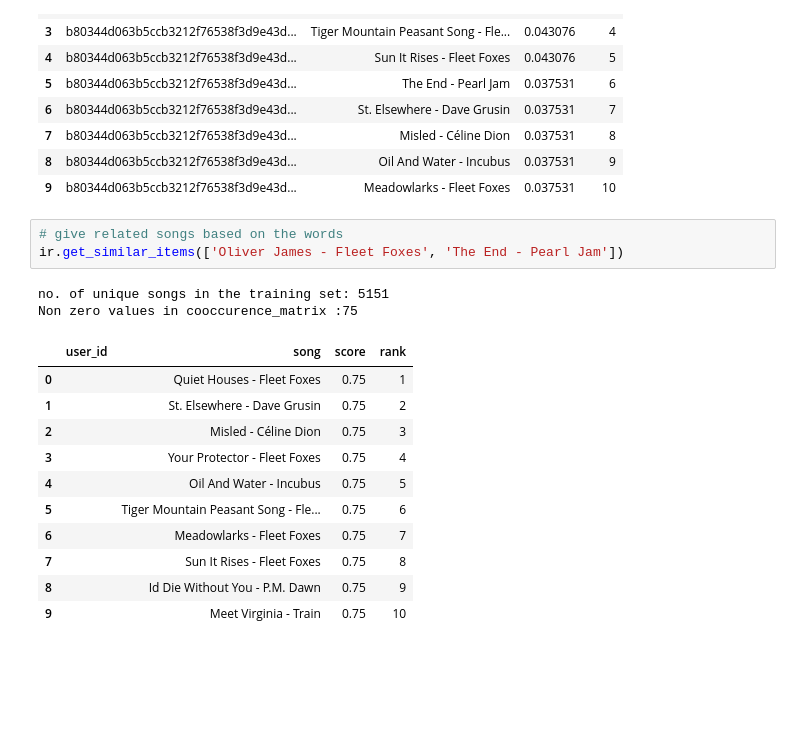
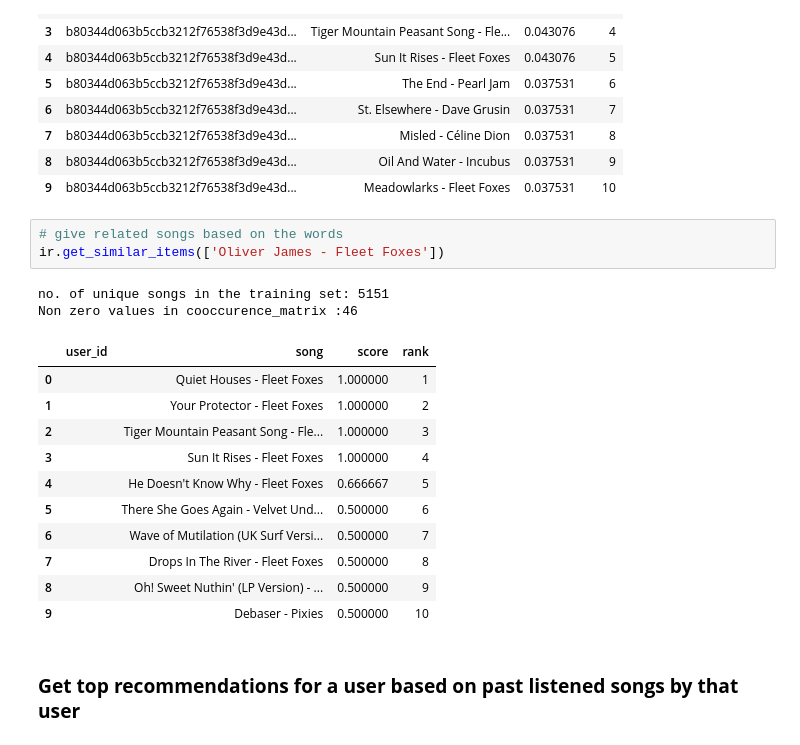
Before and after one commit to Puja-Kumari-909/Music-Recommendation-system, a Jupyter notebook: Music_Recommendation_system.ipynb, the cells around one changed output. Drawn from its saved outputs; the diff is of its cells as text; blank space fills up the shorter version.

Commit message:
New recommendation added

```diff
--- a/Music_Recommendation_system.ipynb
+++ b/Music_Recommendation_system.ipynb
@@ -172,18 +176,20 @@ Non zero values in cooccurence_matrix :6844
 | 9 | b80344d063b5ccb3212f76538f3d9e43d... | Meadowlarks - Fleet Foxes | 0.037531 | 10 |
 # %%
 # give related songs based on the words
-ir.get_similar_items(['Oliver James - Fleet Foxes', 'The End - Pearl Jam'])
+ir.get_similar_items(['Oliver James - Fleet Foxes'])
 # %% [output]
 no. of unique songs in the training set: 5151
-Non zero values in cooccurence_matrix :75
+Non zero values in cooccurence_matrix :46
 |  | user_id | song | score | rank |
-| 0 |  | Quiet Houses - Fleet Foxes | 0.75 | 1 |
-| 1 |  | St. Elsewhere - Dave Grusin | 0.75 | 2 |
-| 2 |  | Misled - Céline Dion | 0.75 | 3 |
-| 3 |  | Your Protector - Fleet Foxes | 0.75 | 4 |
-| 4 |  | Oil And Water - Incubus | 0.75 | 5 |
-| 5 |  | Tiger Mountain Peasant Song - Fle... | 0.75 | 6 |
-| 6 |  | Meadowlarks - Fleet Foxes | 0.75 | 7 |
-| 7 |  | Sun It Rises - Fleet Foxes | 0.75 | 8 |
-| 8 |  | Id Die Without You - P.M. Dawn | 0.75 | 9 |
-| 9 |  | Meet Virginia - Train | 0.75 | 10 |
+| 0 |  | Quiet Houses - Fleet Foxes | 1.000000 | 1 |
+| 1 |  | Your Protector - Fleet Foxes | 1.000000 | 2 |
+| 2 |  | Tiger Mountain Peasant Song - Fle... | 1.000000 | 3 |
+| 3 |  | Sun It Rises - Fleet Foxes | 1.000000 | 4 |
+| 4 |  | He Doesn't Know Why - Fleet Foxes | 0.666667 | 5 |
+| 5 |  | There She Goes Again - Velvet Und... | 0.500000 | 6 |
+| 6 |  | Wave of Mutilation (UK Surf Versi... | 0.500000 | 7 |
+| 7 |  | Drops In The River - Fleet Foxes | 0.500000 | 8 |
+| 8 |  | Oh! Sweet Nuthin' (LP Version) - ... | 0.500000 | 9 |
+| 9 |  | Debaser - Pixies | 0.500000 | 10 |
+# %% [markdown]
+### **Get top recommendations for a user based on past listened songs by that user** ###
```
Also changed, not shown: parts of 9 cells of this notebook.
